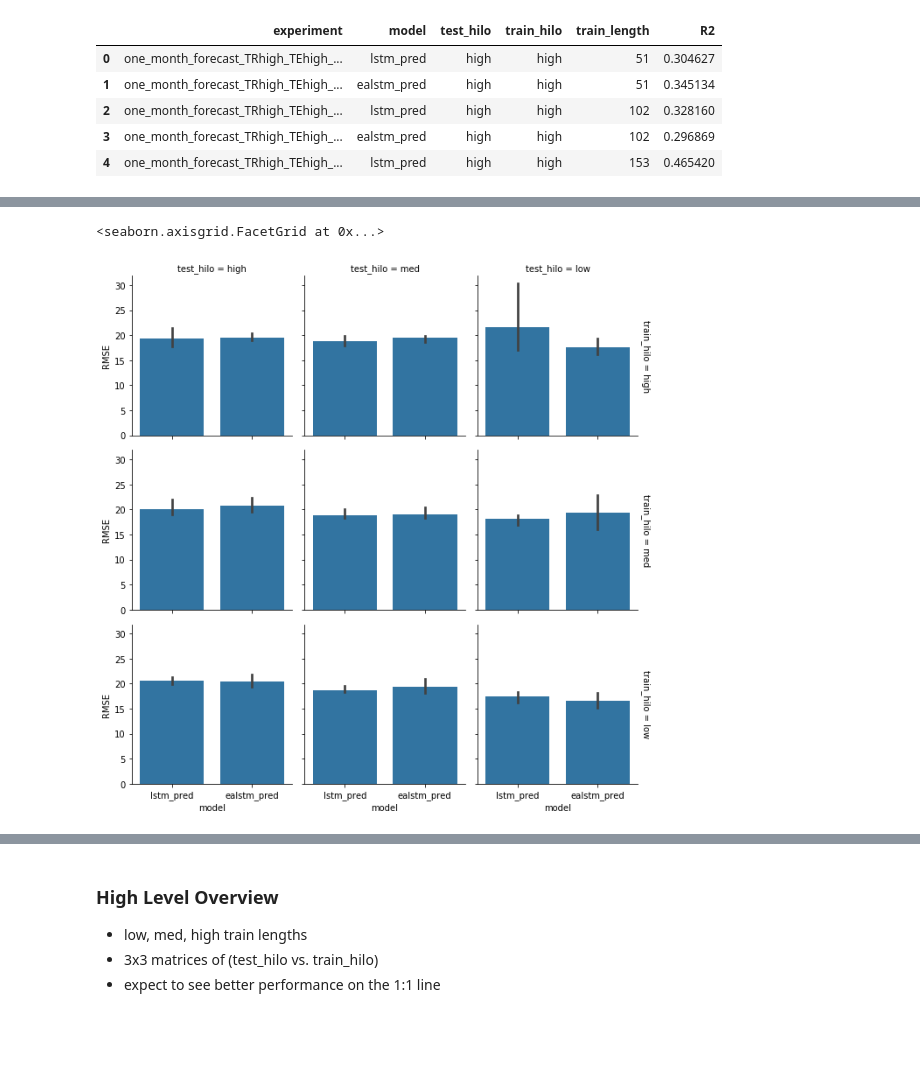
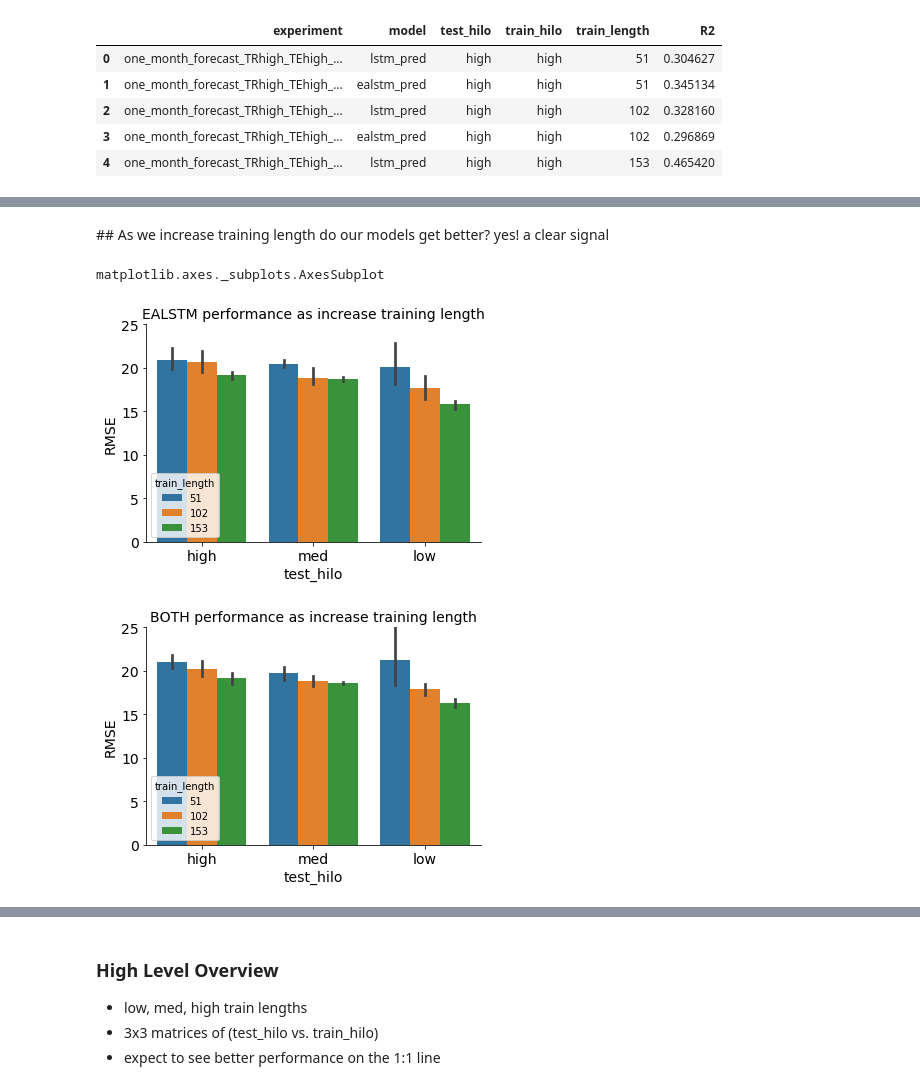
Before and after one commit to ECMWFCode4Earth/ml_drought, a Jupyter notebook: notebooks/dl_notebooks/04_tl_analyse_experiment.ipynb, the cells around one changed output, grey strips where cells are left out. Saved outputs shown, nothing was run; the diff lists cells and outputs as text; code cells hidden in the pictures; blank space fills up the shorter version.

```diff
--- a/notebooks/dl_notebooks/04_tl_analyse_experiment.ipynb
+++ b/notebooks/dl_notebooks/04_tl_analyse_experiment.ipynb
@@ -156,6 +190,8 @@ one_month_forecast_TRmed_TEhigh_LEN153
 # Experiment names
 experiments = [d.name for d in model_dirs]
 true_data_experiments = [d.name for d in features]
+true_data_paths = [f"{f.parents[0].name}/{f.name}" for f in features]
+experiment_paths = [f"{f.parents[0].name}/{f.name}" for f in model_dirs]
 
 TARGET_VAR = 'boku_VCI'
 
@@ -760,7 +796,57 @@ sns.barplot(
-# %%
-plot_df = mean_rmse_df.query(" model == 'ealstm_pred' | model == 'lstm_pred' ")
-g = sns.FacetGrid(plot_df, row="train_hilo", col="test_hilo", margin_titles=True)
-g.map(sns.barplot, 'model', 'RMSE')
-# %% [output]
-<seaborn.axisgrid.FacetGrid at 0x...>
-[figure, removed]
+# %% [markdown]
+## As we increase training length do our models get better?
+yes! a clear signal
+# %%
+type(ax)
+# plt.axes #subplots.AxesSubplot
+# %% [output]
+matplotlib.axes._subplots.AxesSubplot
+# %%
+def barplot_train_lengths(df: pd.DataFrame,
+                          y_var: str = 'RMSE',
+                          model: str = 'ealstm',
+                          ylim: List[int] = [0, 25],
+                          title: Optional[str] = None
+                         ) -> plt.Axes:
+    assert y_var in [c for c in df.columns]
+
+    if model is not "BOTH":
+        query = f'model == "{model}_pred"'
+    else:
+        query = f'model == "lstm_pred" | model == "ealstm_pred"'
+
+    ax = sns.barplot(
+        x='test_hilo', hue='train_length', y='RMSE',
+        data=df.query(query)
+    )
+
+    ax.set_ylim(ylim)
+    if title is None:
+        title = f'{model.upper()}'
+    ax.set_title(title)
+    ax.spines['top'].set_visible(False)
+    ax.spines['right'].set_visible(False)
+
+    for item in ([ax.title, ax.xaxis.label, ax.yaxis.label]
+                 + ax.get_xticklabels() + ax.get_yticklabels()):
+        item.set_fontsize(14)
+# %%
+# ------------ EALSTM ------------ #
+model = 'ealstm'
+title = f'{model.upper()} performance as increase training length'
+barplot_train_lengths(
+    df=mean_rmse_df, y_var='RMSE',
+    model=model, ylim=[0, 25],title=title
+)
+# %% [output]
+[figure, added]
+# %%
+# ------------ EALSTM ------------ #
+model = 'BOTH'
+title = f'{model.upper()} performance as increase training length'
+barplot_train_lengths(
+    df=mean_rmse_df, y_var='RMSE',
+    model=model, ylim=[0, 25],title=title
+)
+# %% [output]
+[figure, added]
```
Also changed, not shown: parts of 52 cells of this notebook, 1 other file.
